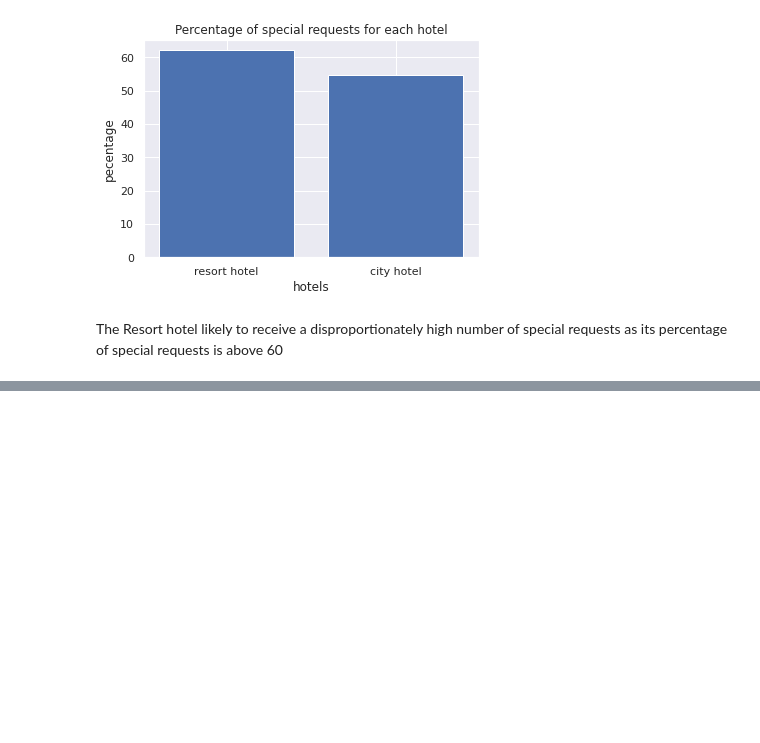
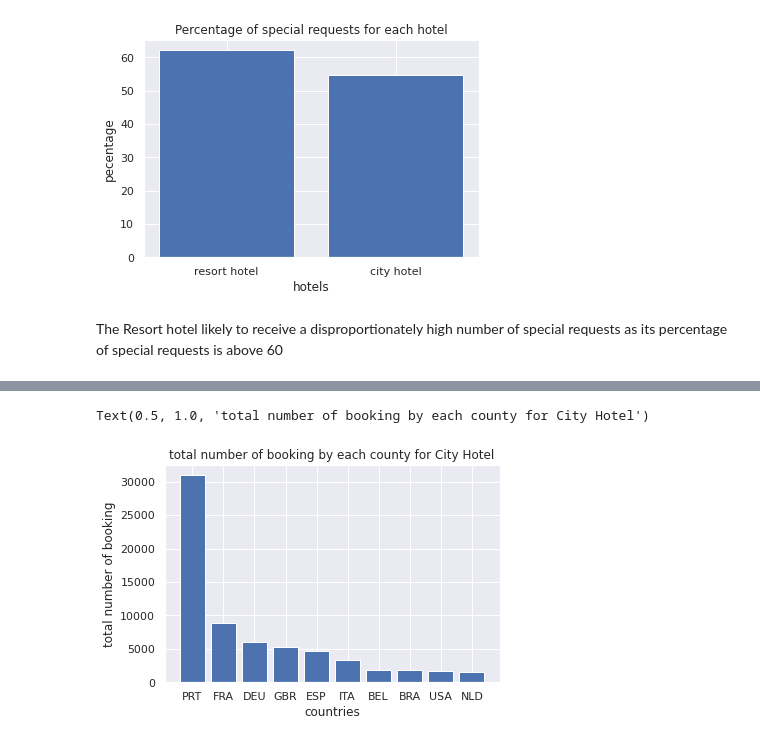
Before and after one commit to shivakumar17/hotel-booking, a Jupyter notebook: Copy_of_Hotel_Booking_Analysis_Capstone_Project.ipynb, the cells around one changed output, grey strips where cells are left out. Drawn from its saved outputs; the diff is of its cells as text; code cells hidden in the pictures; blank space fills up the shorter version.

```diff
--- a/Copy_of_Hotel_Booking_Analysis_Capstone_Project.ipynb
+++ b/Copy_of_Hotel_Booking_Analysis_Capstone_Project.ipynb
@@ -294,0 +330,8 @@ The Resort hotel likely to receive a disproportionately high number of special r
+# %%
+plt.bar(country_city.index,height=country_city)
+plt.xlabel('countries')
+plt.ylabel('total number of booking')
+plt.title('total number of booking by each county for City Hotel')
+# %% [output]
+Text(0.5, 1.0, 'total number of booking by each county for City Hotel')
+[figure, added]
```
Also changed, not shown: parts of 8 cells of this notebook.
